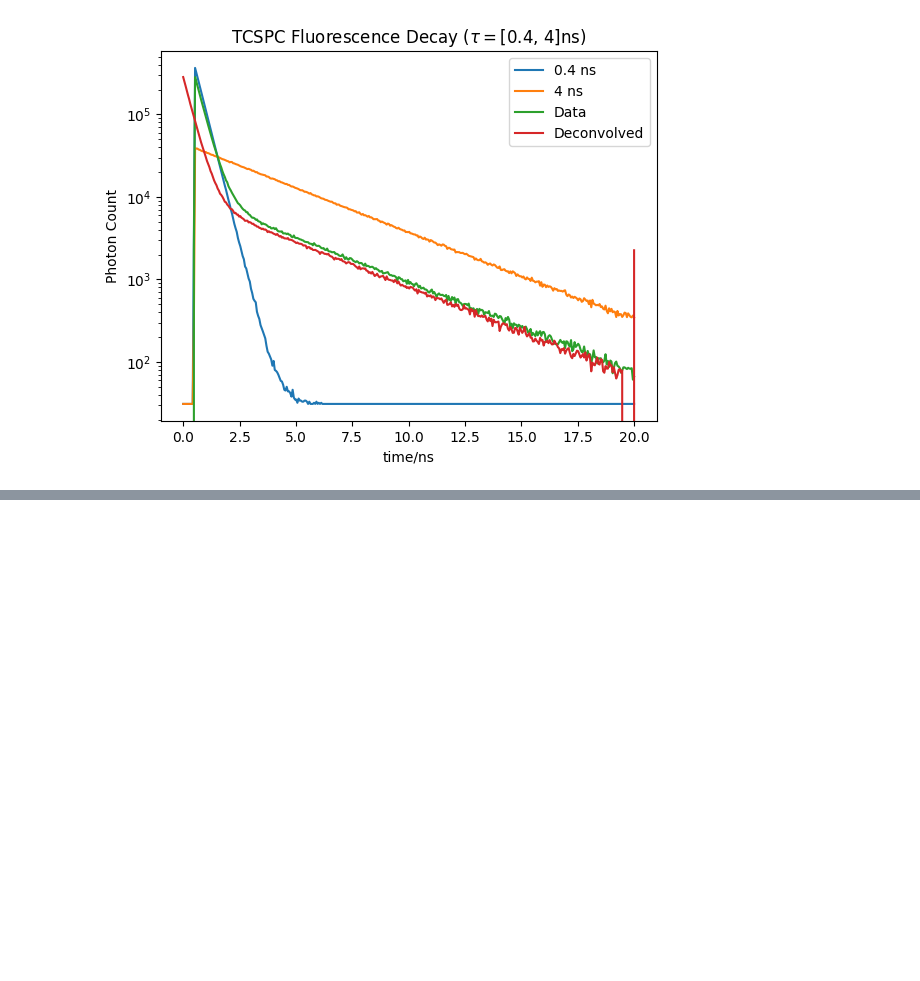
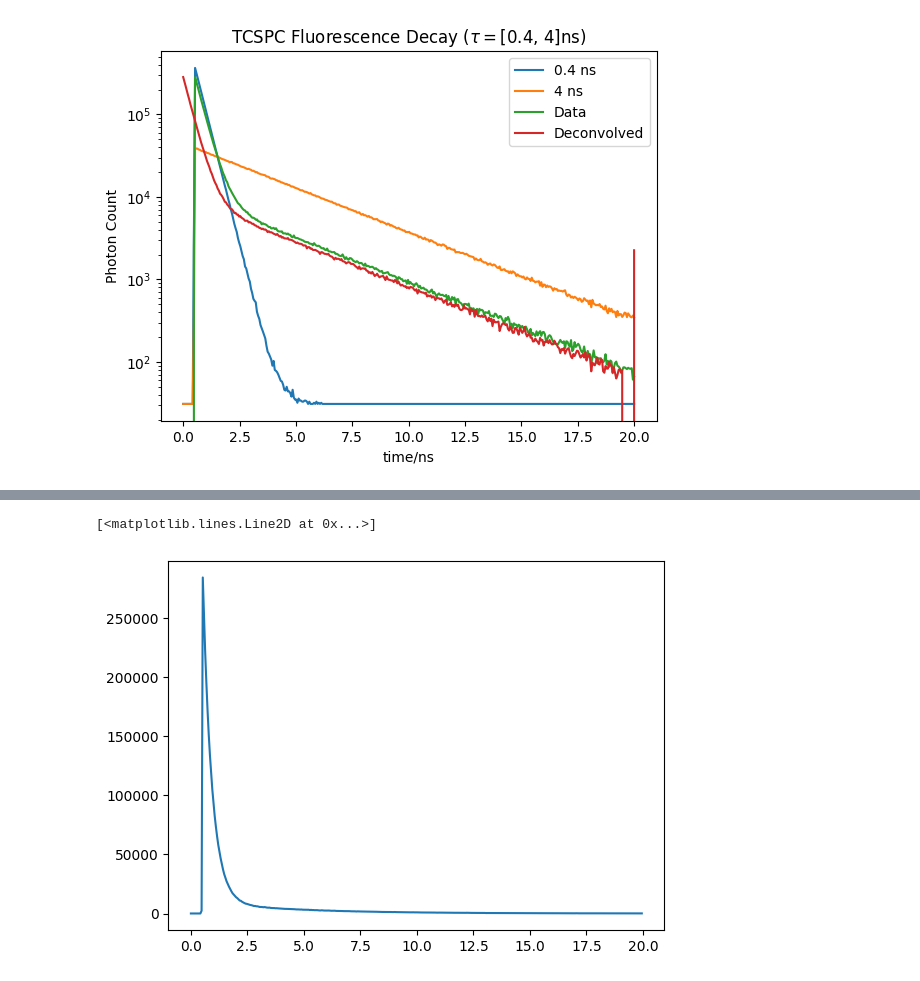
Before and after one commit to ngcnpeter/Y3_Group_Project_2B, a Jupyter notebook: TCSPC-simulation/interim_report.ipynb, the cells around one changed output, grey strips where cells are left out. Drawn from its saved outputs; the diff is of its cells as text; code cells hidden in the pictures; blank space fills up the shorter version.

```diff
--- a/TCSPC-simulation/interim_report.ipynb
+++ b/TCSPC-simulation/interim_report.ipynb
@@ -158,0 +187,9 @@ ax.legend(labels)
+# %%
+#bins,y = NADH.MC_exp_hist(multi = True,n_bins = 380,deconv = True)
+data_export = np.array([tdata,ydata])
+np.savetxt('decay_data/NADH_deconv_trim.csv',data_export)
+# %%
+plt.plot(data_export[0],data_export[1])
+# %% [output]
+[<matplotlib.lines.Line2D at 0x...>]
+[figure, added]
```
Also changed, not shown: parts of 3 cells of this notebook, 7 other files.
